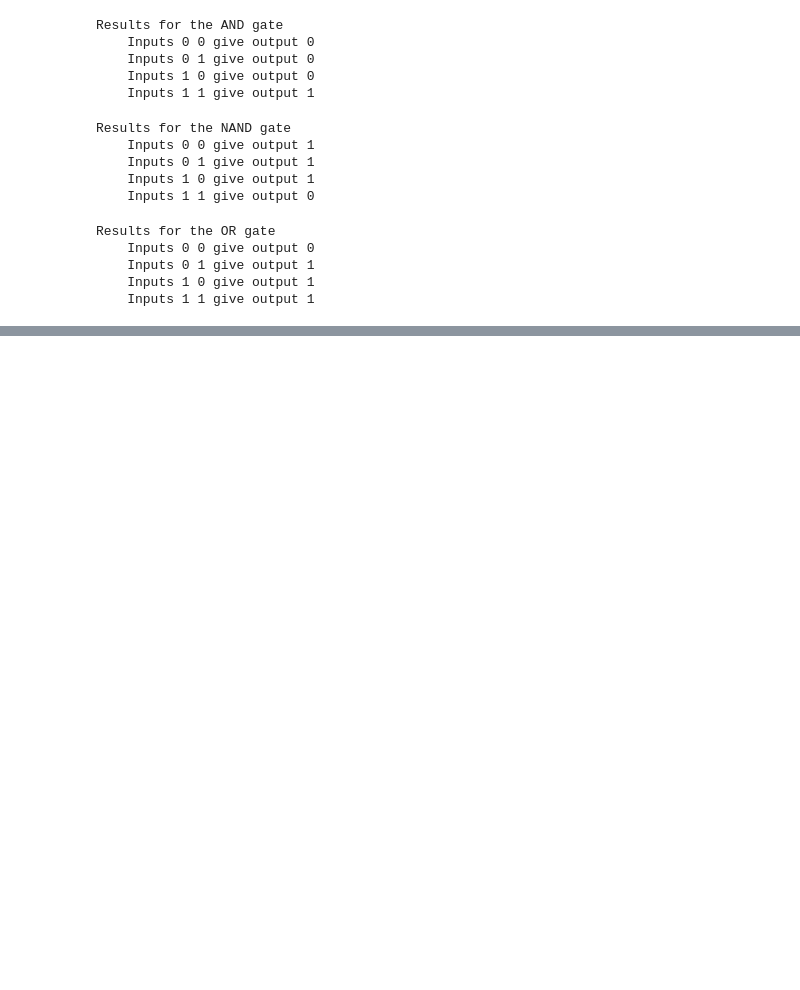
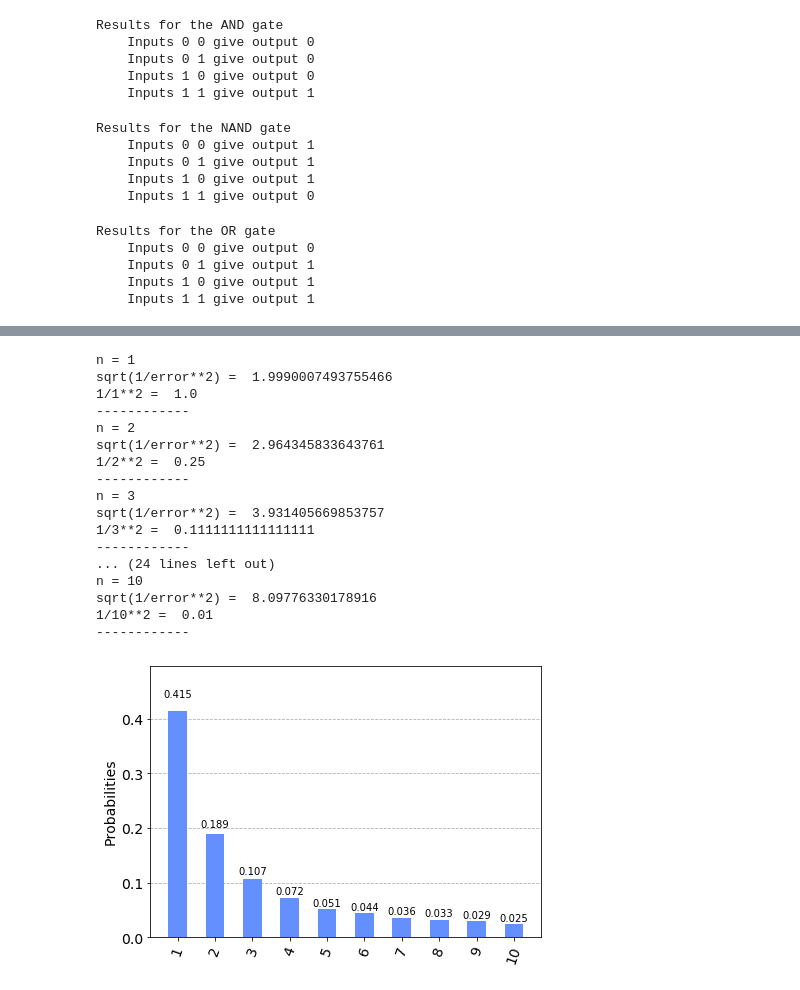
Before and after one commit to ibudincevic/qiskit, a Jupyter notebook: classical_gate_quantum_circuit.ipynb, the cells around one changed output, grey strips where cells are left out. Cells and saved outputs as stored; diff of their text form; code cells hidden in the pictures; blank space fills up the shorter version.

Commit message:
Finished classical gate problems and single qubit gate synthesis

```diff
--- a/classical_gate_quantum_circuit.ipynb
+++ b/classical_gate_quantum_circuit.ipynb
@@ -197,0 +199,55 @@ output =  1
+# %%
+q = QuantumRegister(1)
+c = ClassicalRegister(1)
+
+error = {}
+for n in range(1,11):
+
+    # Create a blank circuit
+    qc = QuantumCircuit(q,c)
+
+    # Implement an approximate Hadamard
+    theta = 3.*np.pi/4. # here we incorrectly choose theta=pi
+    for j in range(n):
+        qc.rx(theta/n,q[0])
+        qc.rz(theta/n,q[0])
+
+    # We need to measure how good the above approximation is. Here's a simple way to do this.
+    # Step 1: Use a real hadamard to cancel the above approximation.
+    # For a good approximatuon, the qubit will return to state 0. For a bad one, it will end up as some superposition.
+    qc.h(q[0])
+
+    # Step 2: Run the circuit, and see how many times we get the outcome 1.
+    # Since it should return 0 with certainty, the fraction of 1s is a measure of the error.
+    qc.measure(q,c)
+    shots = 20000
+    job = execute(qc, Aer.get_backend('qasm_simulator'),shots=shots)
+    try:
+        error[n] = (job.result().get_counts()['1']/shots)
+        print(f"n = {n}")
+        print("sqrt(1/error**2) = ", sqrt(1./error[n]))
+        print(f"1/{n}**2 = ", 1./n**2)
+        print("------------")
+    except:
+        pass
+
+plot_histogram(error)
+# %% [output]
+n = 1
+sqrt(1/error**2) =  1.9990007493755466
+1/1**2 =  1.0
+------------
+n = 2
+sqrt(1/error**2) =  2.964345833643761
+1/2**2 =  0.25
+------------
+n = 3
+sqrt(1/error**2) =  3.931405669853757
+1/3**2 =  0.1111111111111111
+------------
+... (24 lines left out)
+n = 10
+sqrt(1/error**2) =  8.09776330178916
+1/10**2 =  0.01
+------------
+[figure, added]
```
Also changed, not shown: parts of 3 cells of this notebook.
